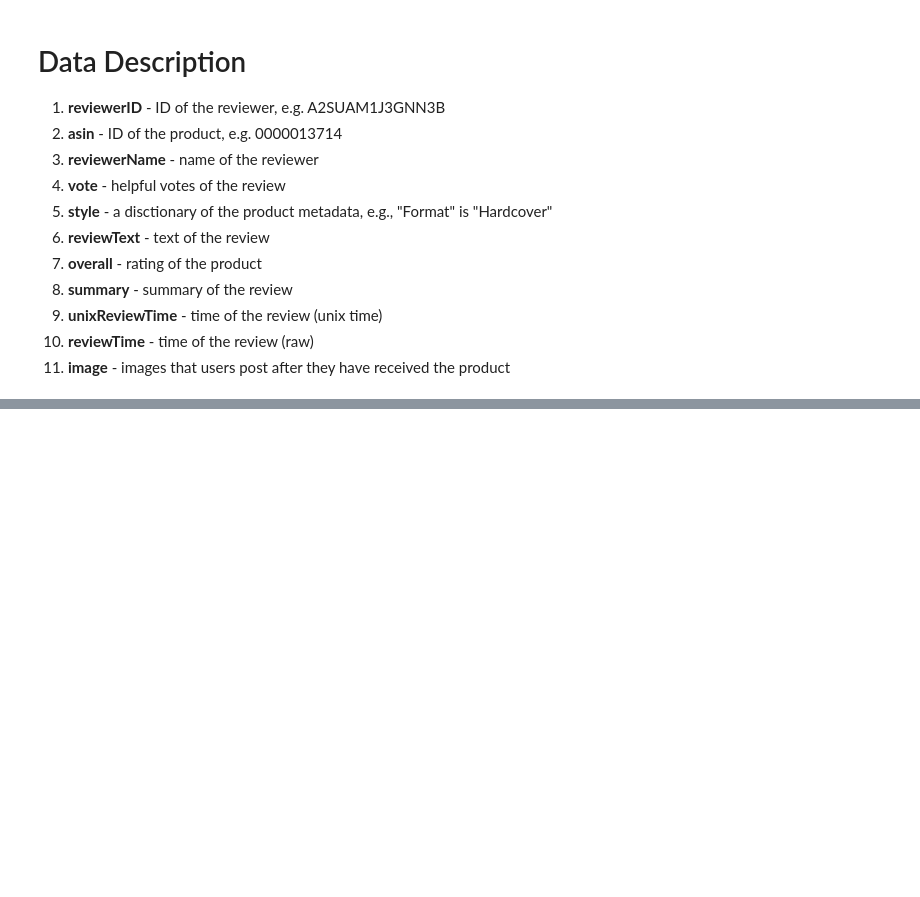
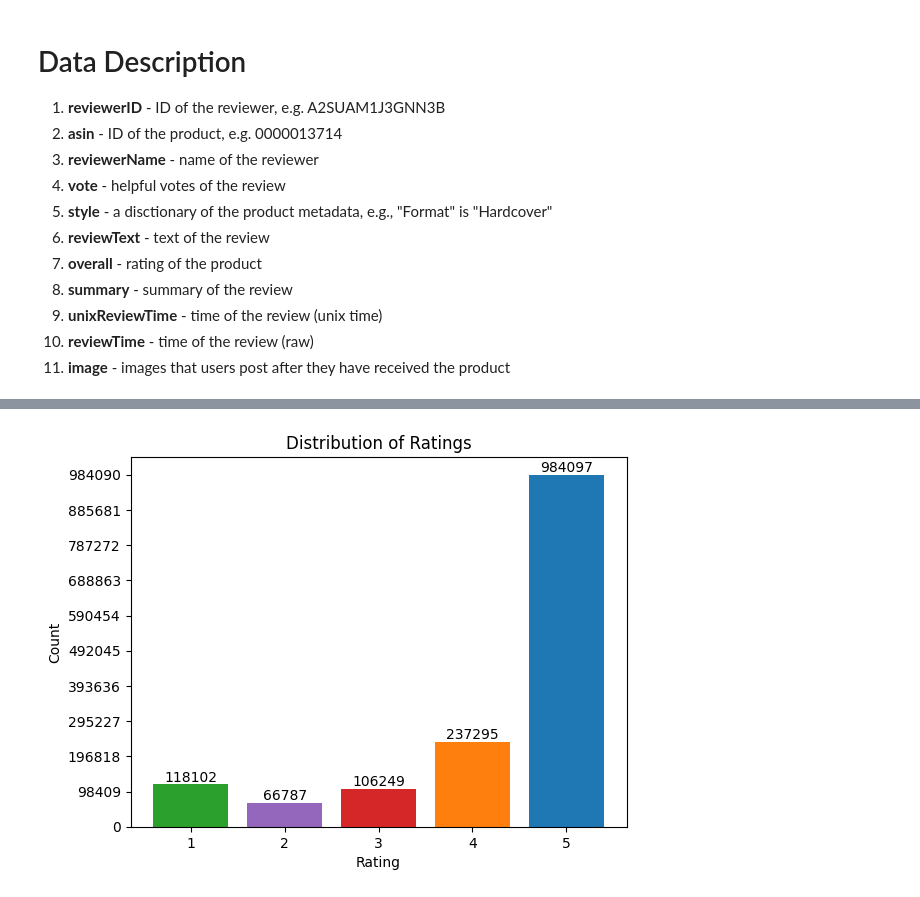
Before and after one commit to Himanshu-Dharma/master-thesis-feature-extraction-and-sentiment-analysis-using-deep-learning, a Jupyter notebook: Thesis_Code.ipynb, the cells around one changed output, grey strips where cells are left out. Drawn from its saved outputs; the diff is of its cells as text; code cells hidden in the pictures; blank space fills up the shorter version.

```diff
--- a/Thesis_Code.ipynb
+++ b/Thesis_Code.ipynb
@@ -41,0 +70,5 @@ df.head(5)
+# %%
+df_overall = df_primary['overall'].value_counts()
+df_overall = df_overall.reset_index()
+df_overall.columns = ['Rating', 'Count']
+df_overall
@@ -41,0 +82,19 @@ df.head(5)
+# %%
+plt.bar(df_overall['Rating'], df_overall['Count'], color=['#1f77b4', '#ff7f0e', '#2ca02c', '#d62728', '#9467bd'])
+
+# Adding labels and title
+plt.xlabel('Rating')
+plt.ylabel('Count')
+plt.title('Distribution of Ratings')
+
+# Adding numbers on top of each bar
+for i, value in enumerate(df_overall['Count']):
+    plt.annotate(str(value), (df_overall['Rating'][i], value), ha='center', va='bottom')
+
+# Setting the y-axis tick interval as the values in the data are > 100000
+plt.yticks(range(0, max(df_overall['Count']), int(max(df_overall['Count'])/10)))
+
+# Displaying the graph
+plt.show()
+# %% [output]
+[figure, added]
```
Also changed, not shown: parts of 69 cells of this notebook.
